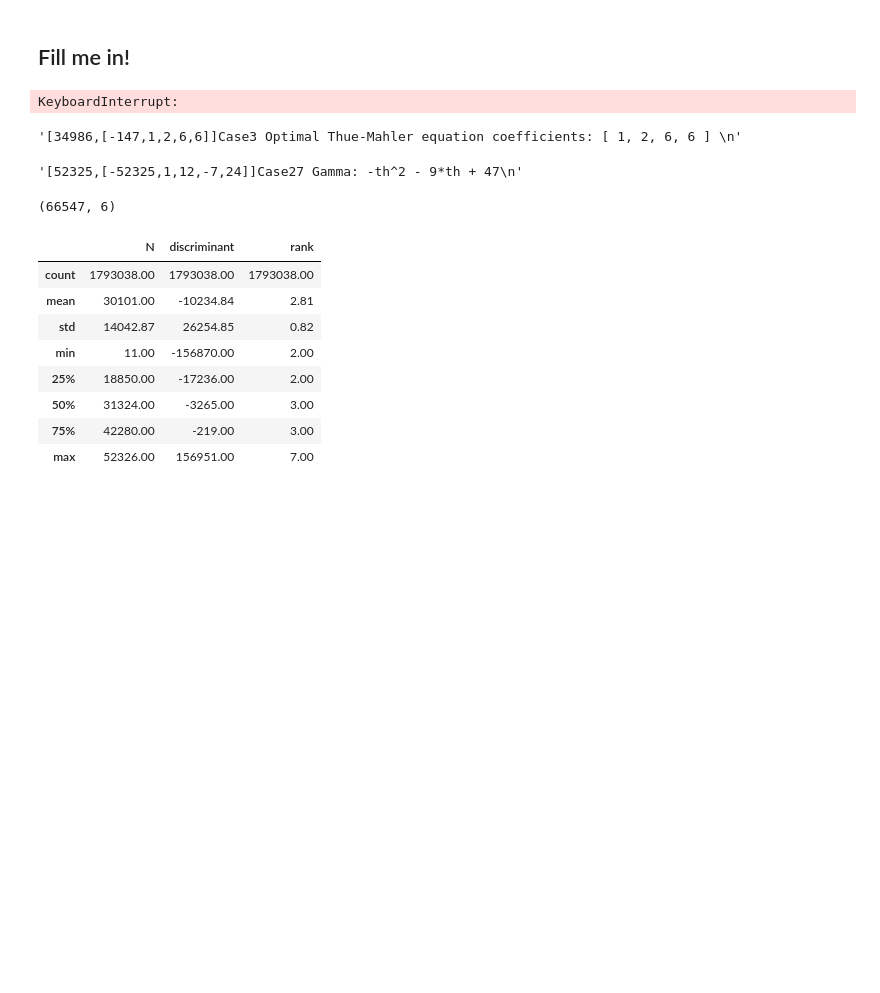
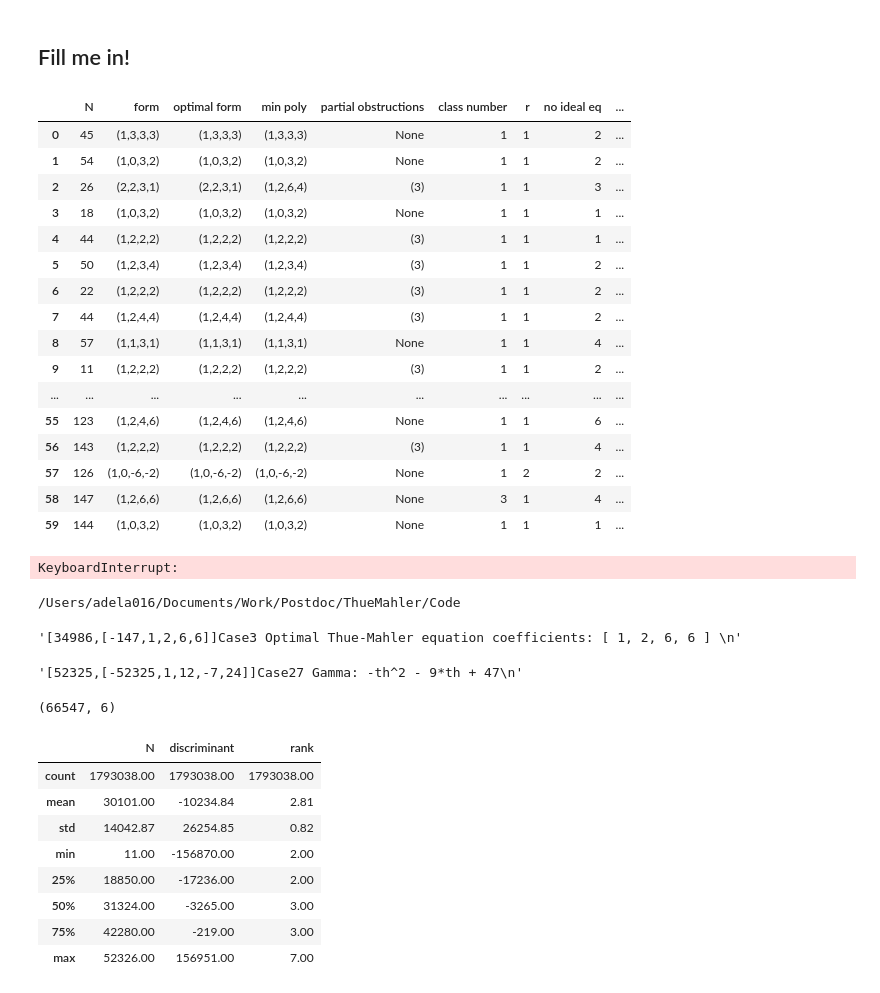
Before and after one commit to adelagherga/ThueMahler, a Jupyter notebook: Code/SUnitEqData.ipynb, the cells around one changed output. Cells and saved outputs as stored; diff of their text form; code cells hidden in the pictures; blank space fills up the shorter version.

```diff
--- a/Code/SUnitEqData.ipynb
+++ b/Code/SUnitEqData.ipynb
@@ -1,5 +1,28 @@
 # %% [markdown]
 ## Fill me in! ##
+# %%
+import pandas as pd
+
+df = pd.read_csv('pytest.csv',index_col=False)
+df
+# %% [output]
+|  | N | form | optimal form | min poly | partial obstructions | class number | r | no ideal eq | ... |
+| 0 | 45 | (1,3,3,3) | (1,3,3,3) | (1,3,3,3) | None | 1 | 1 | 2 | ... |
+| 1 | 54 | (1,0,3,2) | (1,0,3,2) | (1,0,3,2) | None | 1 | 1 | 2 | ... |
+| 2 | 26 | (2,2,3,1) | (2,2,3,1) | (1,2,6,4) | (3) | 1 | 1 | 3 | ... |
+| 3 | 18 | (1,0,3,2) | (1,0,3,2) | (1,0,3,2) | None | 1 | 1 | 1 | ... |
+| 4 | 44 | (1,2,2,2) | (1,2,2,2) | (1,2,2,2) | (3) | 1 | 1 | 1 | ... |
+| 5 | 50 | (1,2,3,4) | (1,2,3,4) | (1,2,3,4) | (3) | 1 | 1 | 2 | ... |
+| 6 | 22 | (1,2,2,2) | (1,2,2,2) | (1,2,2,2) | (3) | 1 | 1 | 2 | ... |
+| 7 | 44 | (1,2,4,4) | (1,2,4,4) | (1,2,4,4) | (3) | 1 | 1 | 2 | ... |
+| 8 | 57 | (1,1,3,1) | (1,1,3,1) | (1,1,3,1) | None | 1 | 1 | 4 | ... |
+| 9 | 11 | (1,2,2,2) | (1,2,2,2) | (1,2,2,2) | (3) | 1 | 1 | 2 | ... |
+| ... | ... | ... | ... | ... | ... | ... | ... | ... | ... |
+| 55 | 123 | (1,2,4,6) | (1,2,4,6) | (1,2,4,6) | None | 1 | 1 | 6 | ... |
+| 56 | 143 | (1,2,2,2) | (1,2,2,2) | (1,2,2,2) | (3) | 1 | 1 | 4 | ... |
+| 57 | 126 | (1,0,-6,-2) | (1,0,-6,-2) | (1,0,-6,-2) | None | 1 | 2 | 2 | ... |
+| 58 | 147 | (1,2,6,6) | (1,2,6,6) | (1,2,6,6) | None | 3 | 1 | 4 | ... |
+| 59 | 144 | (1,0,3,2) | (1,0,3,2) | (1,0,3,2) | None | 1 | 1 | 1 | ... |
 # %%
 # need to run this code seperately and generate a csv file (run remotely)
 # then in the interactive have it just load the csv file
@@ -55,6 +78,11 @@ for line in open('/Users/adela016/Desktop/AllSUnitEq.txt'):
         #    S_unit_eqs[N][initial_form]["cases"][case_no]['initial bound'] = initial_bound
 # %% [output]
 KeyboardInterrupt:
+# %%
+import os
+print(os.getcwd())
+# %% [output]
+/Users/adela016/Documents/Work/Postdoc/ThueMahler/Code
 # %%
 line
 # %% [output]
```
Also changed, not shown: 2 other files.
